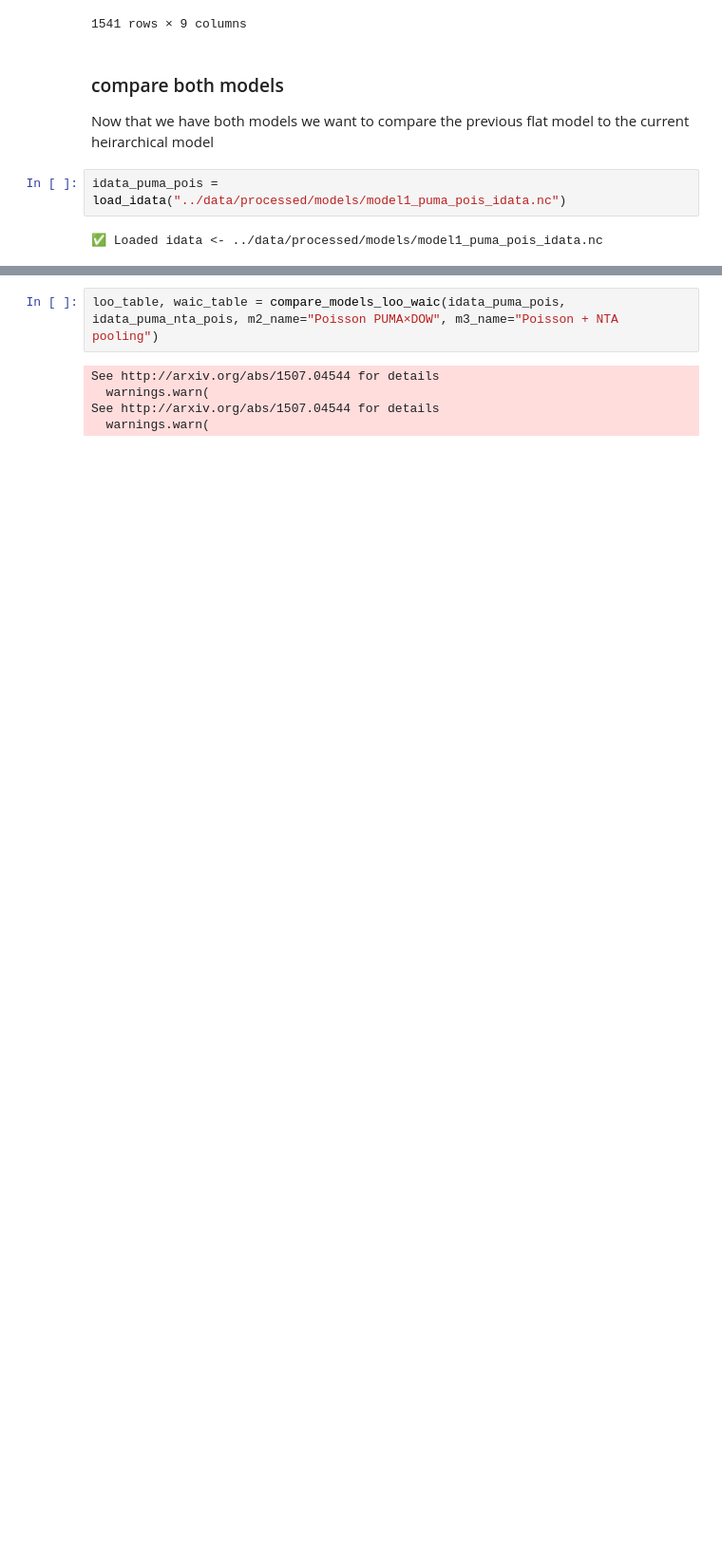
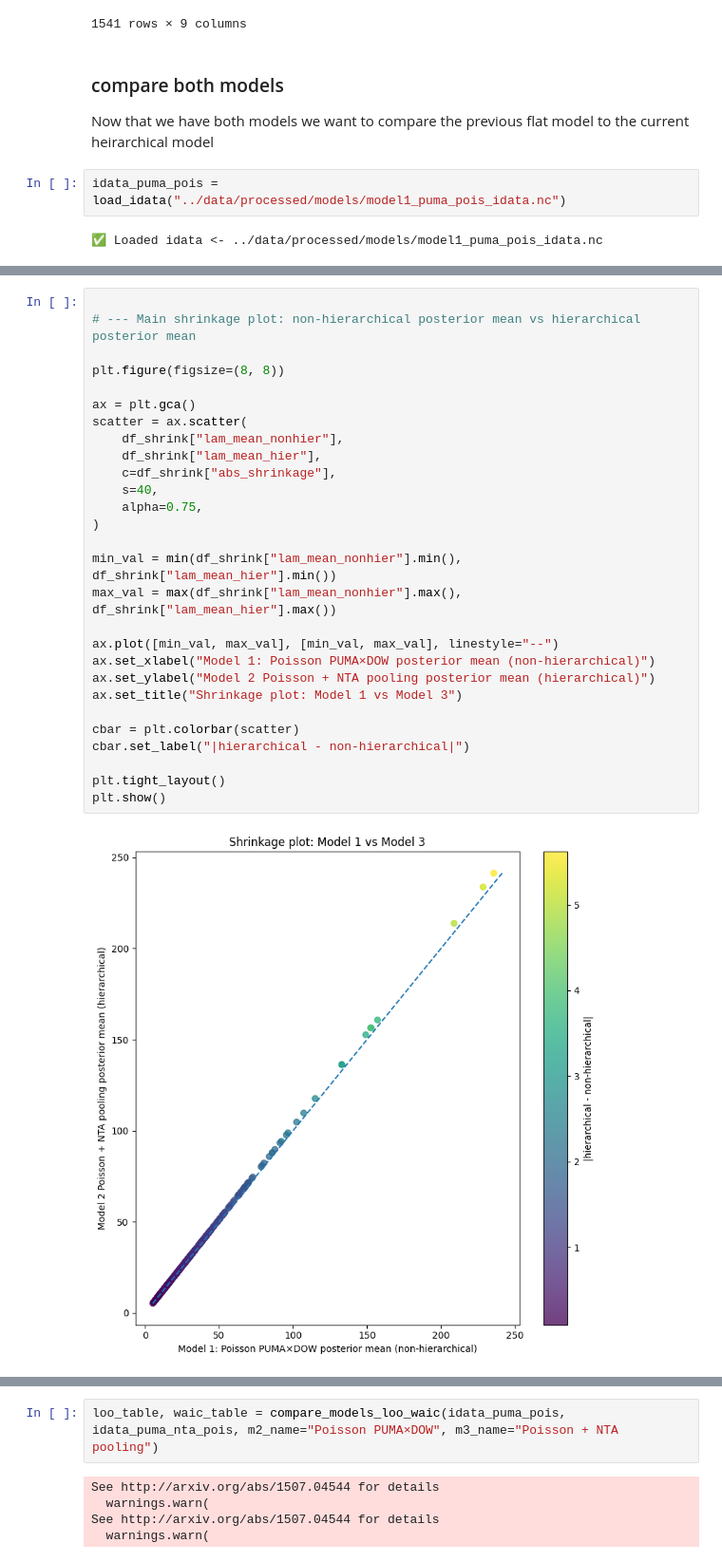
Before and after one commit to mosesmc52/nyc-311-bayesian-noise-models, a Jupyter notebook: notebooks/3_sharing_information_across_neighborhoods.ipynb, the cells around one changed output, grey strips where cells are left out. Shown at 95% size. Cells and saved outputs as stored; diff of their text form; blank space fills up the shorter version.

```diff
--- a/notebooks/3_sharing_information_across_neighborhoods.ipynb
+++ b/notebooks/3_sharing_information_across_neighborhoods.ipynb
@@ -196,0 +283,30 @@ idata_puma_pois = load_idata("../data/processed/models/model1_puma_pois_idata.nc
+# %%
+
+# --- Main shrinkage plot: non-hierarchical posterior mean vs hierarchical posterior mean
+
+plt.figure(figsize=(8, 8))
+
+ax = plt.gca()
+scatter = ax.scatter(
+    df_shrink["lam_mean_nonhier"],
+    df_shrink["lam_mean_hier"],
+    c=df_shrink["abs_shrinkage"],
+    s=40,
+    alpha=0.75,
+)
+
+min_val = min(df_shrink["lam_mean_nonhier"].min(), df_shrink["lam_mean_hier"].min())
+max_val = max(df_shrink["lam_mean_nonhier"].max(), df_shrink["lam_mean_hier"].max())
+
+ax.plot([min_val, max_val], [min_val, max_val], linestyle="--")
+ax.set_xlabel("Model 1: Poisson PUMA×DOW posterior mean (non-hierarchical)")
+ax.set_ylabel("Model 2 Poisson + NTA pooling posterior mean (hierarchical)")
+ax.set_title("Shrinkage plot: Model 1 vs Model 3")
+
+cbar = plt.colorbar(scatter)
+cbar.set_label("|hierarchical - non-hierarchical|")
+
+plt.tight_layout()
+plt.show()
+# %% [output]
+[figure, added]
```
Also changed, not shown: parts of 13 cells of this notebook.
